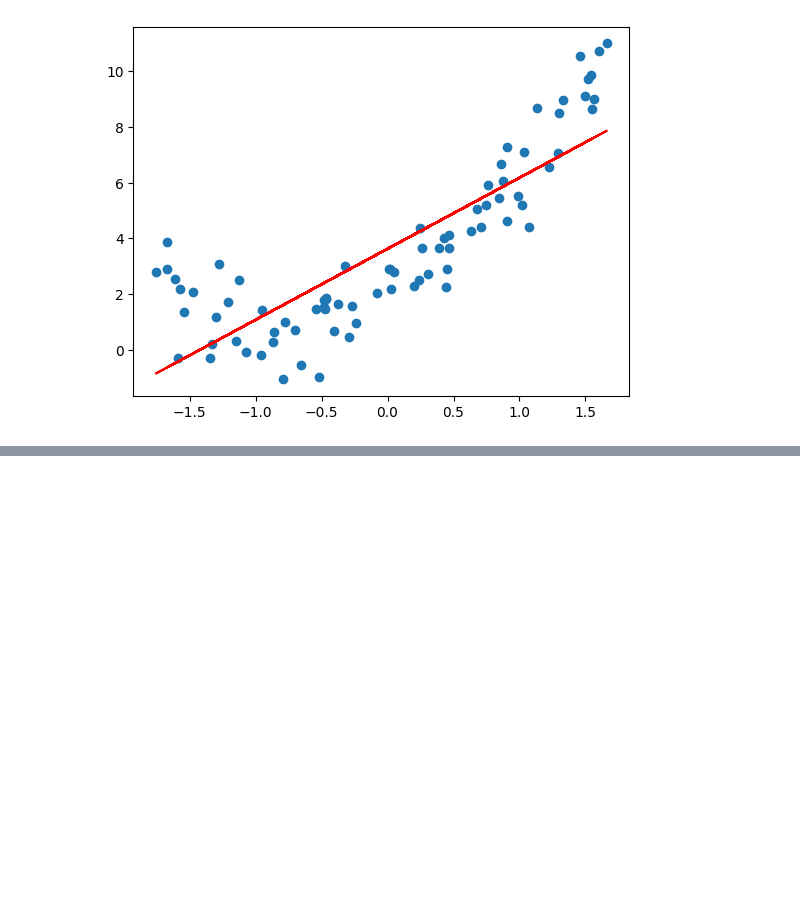
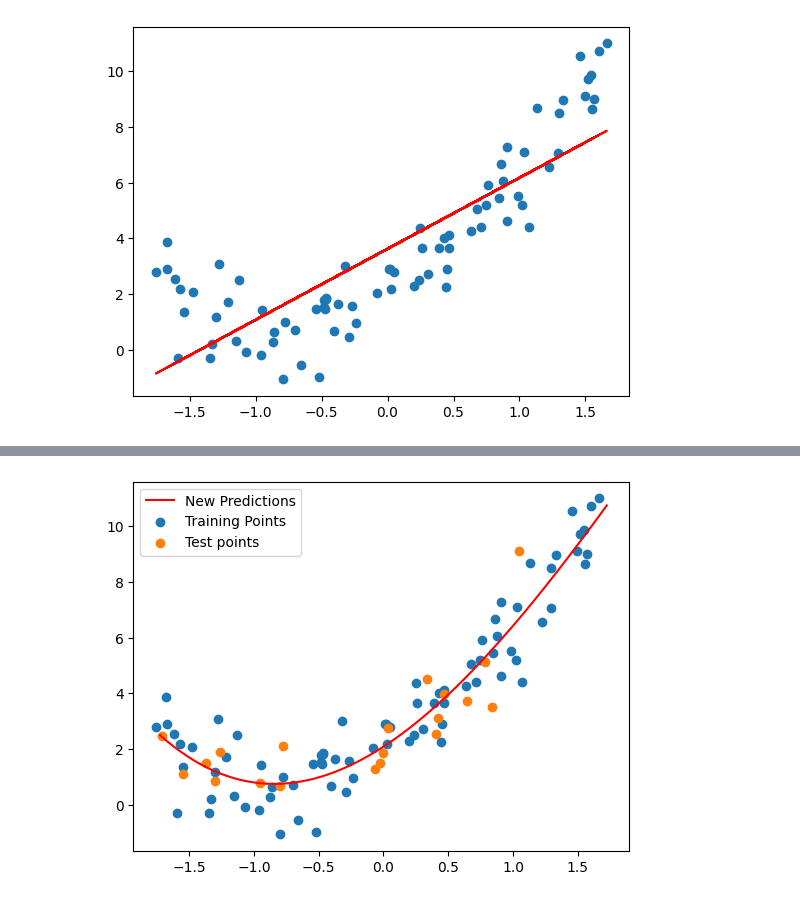
Before and after one commit to byt23/Machine-Learning, a Jupyter notebook: Polynomial Regression/polynomial_regression.ipynb, the cells around one changed output, grey strips where cells are left out. Cells and saved outputs as stored; diff of their text form; code cells hidden in the pictures; blank space fills up the shorter version.

```diff
--- a/Polynomial Regression/polynomial_regression.ipynb
+++ b/Polynomial Regression/polynomial_regression.ipynb
@@ -151,0 +259,2 @@ plt.show()
+# %%
+X_new = new_df[["Customer Satisfaction"]]
@@ -151,0 +277,14 @@ plt.show()
+# %%
+X_new = scaler.fit_transform(X_new)
+# %%
+X_new_poly = poly.transform(X_new)
+# %%
+y_new = regression.predict(X_new_poly)
+# %%
+plt.plot(X_new, y_new, "r", label = "New Predictions")
+plt.scatter(X_train, y_train, label = "Training Points")
+plt.scatter(X_test, y_test, label = "Test points")
+plt.legend()
+plt.show()
+# %% [output]
+[figure, added]
```
Also changed, not shown: parts of 19 cells of this notebook.
